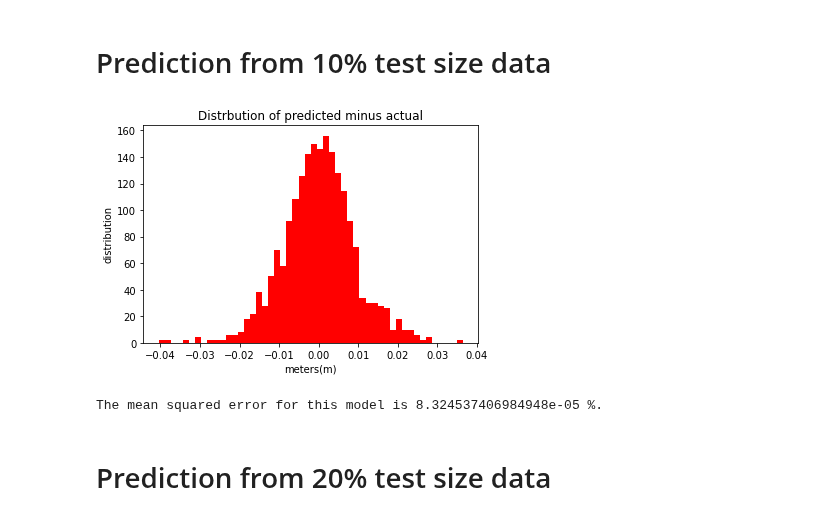
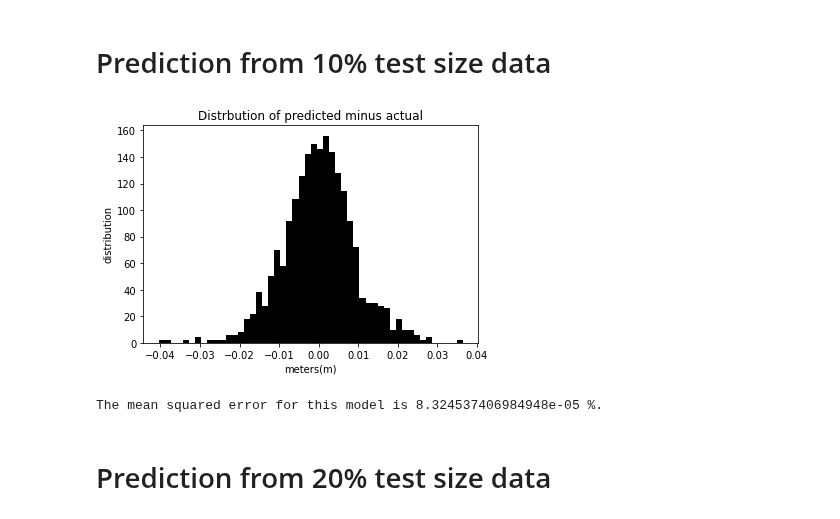
Before and after one commit to mylesm19/Volcanic_Activity_Detection, a Jupyter notebook: EC_01_Volcanic_activity_detection_and_noise_characterization_using_machine_learning.ipynb, the cells around one changed output. Saved outputs shown, nothing was run; the diff lists cells and outputs as text; code cells hidden in the pictures.

```diff
--- a/EC_01_Volcanic_activity_detection_and_noise_characterization_using_machine_learning.ipynb
+++ b/EC_01_Volcanic_activity_detection_and_noise_characterization_using_machine_learning.ipynb
@@ -369,44 +368,34 @@ The demonstrations below utilize the second data frame now named finalDF_two. Th
 # %% [markdown]
 # Prediction from 10% test size data
 # %%
+def different_Day_Prediction(DataFrame,number):
+    DECEMBER_SERIES_X  = finalDF.iloc[:,0:19]
+    DECEMBER_SERIES_Y = finalDF.iloc[:,19]
+    APRIL_SERIES_X = finalDF_two.iloc[:,0:19]
+    APRIL_SERIES_Y= finalDF_two.iloc[:,19]
+    lm.fit(DECEMBER_SERIES_X,DECEMBER_SERIES_Y)
+    y_pred1 = lm.predict(DECEMBER_SERIES_X)
+    #train_test_split_module
+    X_train, X_test, y_train, y_test = train_test_split(DECEMBER_SERIES_X, APRIL_SERIES_Y, test_size=number,random_state=50)
+    model = lm.fit(X_train,y_train)
+    model.intercept_
+    model.coef_
+    #setting the prediciton variable
+    APRIL_PREDICTION = model.predict(APRIL_SERIES_X)
+    #50 bins were picked for all of the models below
+    #Distrubution of Errors pred vs actual
+    plt.hist(APRIL_PREDICTION-APRIL_SERIES_Y,bins = 50,color ="black")
+    plt.xlabel("meters(m)")
+    plt.ylabel("distribution")
+    plt.title("Distrbution of predicted minus actual")
+    plt.show()
+    #Displaying Mean Squared Error
+    twenty_MSE = mean_squared_error(APRIL_SERIES_Y,APRIL_PREDICTION)
+    print("The mean squared error for this model is",twenty_MSE,"%.")
 
-DECEMBER_SERIES_X  = finalDF.iloc[:,0:19]
-DECEMBER_SERIES_Y = finalDF.iloc[:,19]
-APRIL_SERIES_X = finalDF_two.iloc[:,0:19]
-APRIL_SERIES_Y= finalDF_two.iloc[:,19]
-
-
-
-lm.fit(DECEMBER_SERIES_X,DECEMBER_SERIES_Y)
-y_pred1 = lm.predict(DECEMBER_SERIES_X)
-
-
-#train_test_split_module
-X_train, X_test, y_train, y_test = train_test_split(DECEMBER_SERIES_X, APRIL_SERIES_Y, test_size=0.10,random_state=50)
-model = lm.fit(X_train,y_train)
-model.intercept_
-model.coef_
-
-
-
-
-
-#setting the prediciton variable
-
-APRIL_PREDICTION = model.predict(APRIL_SERIES_X)
-#50 bins were picked for all of the models below
-#Distrubution of Errors pred vs actual
-plt.hist(APRIL_PREDICTION-APRIL_SERIES_Y,bins = 50,color ="red")
-plt.xlabel("meters(m)")
-plt.ylabel("distribution")
-plt.title("Distrbution of predicted minus actual")
-plt.show()
-
-#Displaying Mean Squared Error
-twenty_MSE = mean_squared_error(APRIL_SERIES_Y,APRIL_PREDICTION)
-print("The mean squared error for this model is",twenty_MSE,"%.")
+different_Day_Prediction(tzDF,.1)
 # %% [output]
-[figure, old version]
+[figure, new version]
 The mean squared error for this model is 8.324537406984948e-05 %.
 # %% [markdown]
 # Prediction from 20% test size data
```
Also changed, not shown: parts of 18 cells of this notebook.
